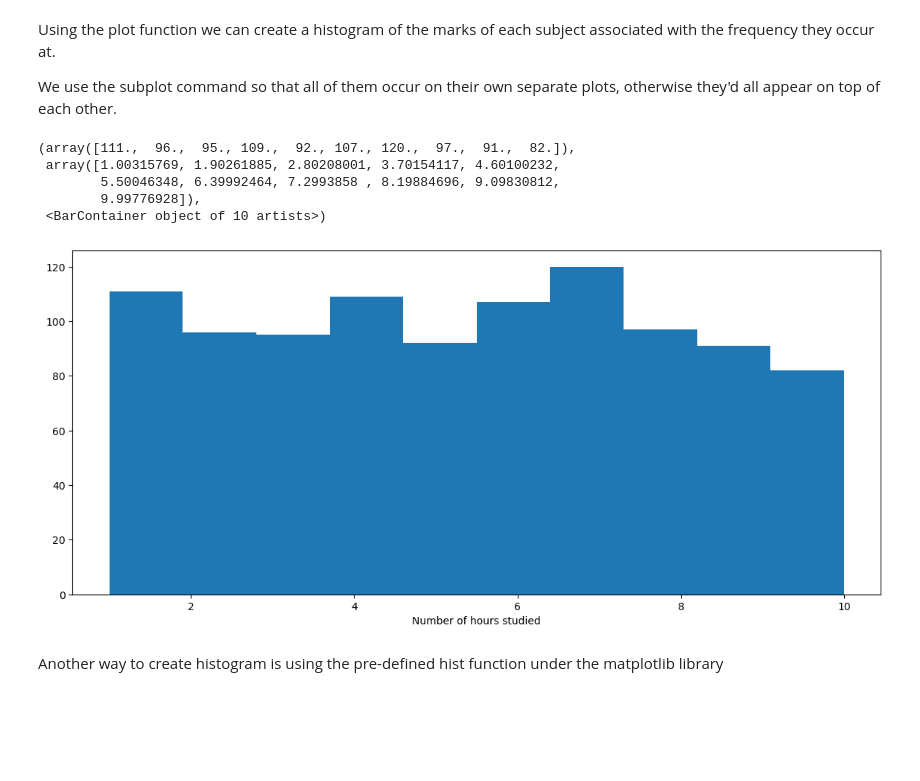
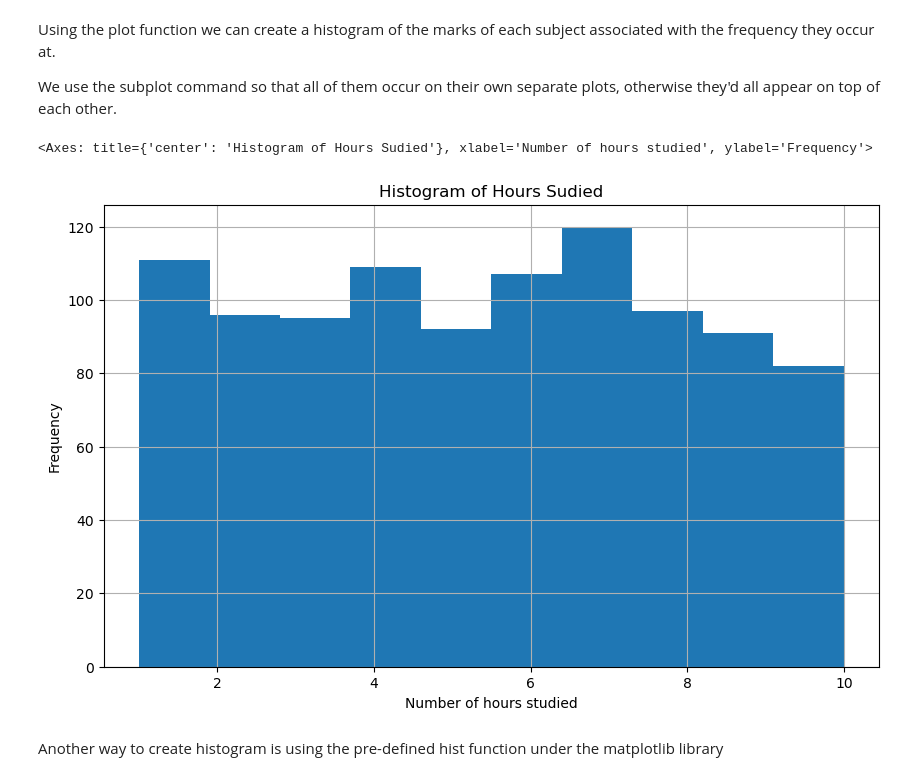
Before and after one commit to kriegher12/EDA-DSC, a Jupyter notebook: EDA.ipynb, the cells around one changed output. Cells and saved outputs as stored; diff of their text form; code cells hidden in the pictures; blank space fills up the shorter version.

```diff
--- a/EDA.ipynb
+++ b/EDA.ipynb
@@ -157,18 +165,14 @@ Using the plot function we can create a histogram of the marks of each subject a
 
 We use the subplot command so that all of them occur on their own separate plots, otherwise they'd all appear on top of each other.
 # %%
-plt.figure(figsize=(14,6))
-
-hours = df.Hours_Studied
+plt.figure(figsize=(10,6))
 plt.xlabel("Number of hours studied")
-plt.hist(hours)
+plt.title('Histogram of Hours Sudied')
+plt.ylabel('Frequency')
+df["Hours_Studied"].hist()
 #The above code shows the frequency of the number of hours studied by the 1000 students.
 # %% [output]
-(array([111.,  96.,  95., 109.,  92., 107., 120.,  97.,  91.,  82.]),
- array([1.00315769, 1.90261885, 2.80208001, 3.70154117, 4.60100232,
-        5.50046348, 6.39992464, 7.2993858 , 8.19884696, 9.09830812,
-        9.99776928]),
- <BarContainer object of 10 artists>)
+<Axes: title={'center': 'Histogram of Hours Sudied'}, xlabel='Number of hours studied', ylabel='Frequency'>
-[figure, old version]
+[figure, new version]
 # %% [markdown]
 Another way to create histogram is using the pre-defined hist function under the matplotlib library
```
Also changed, not shown: parts of 17 cells of this notebook.
